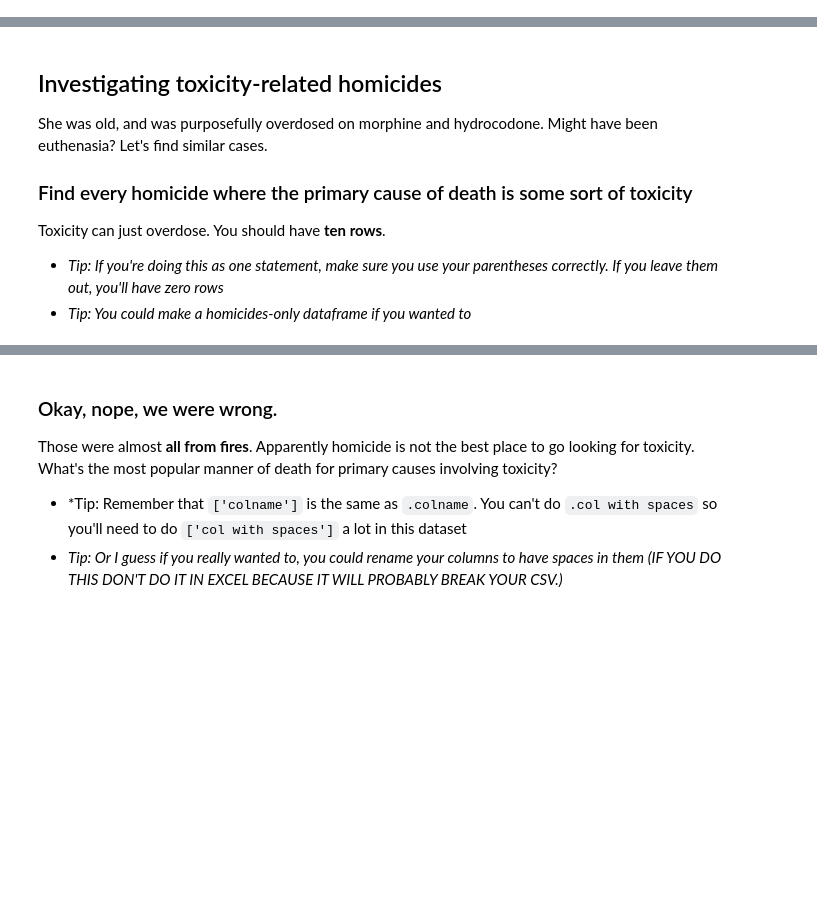
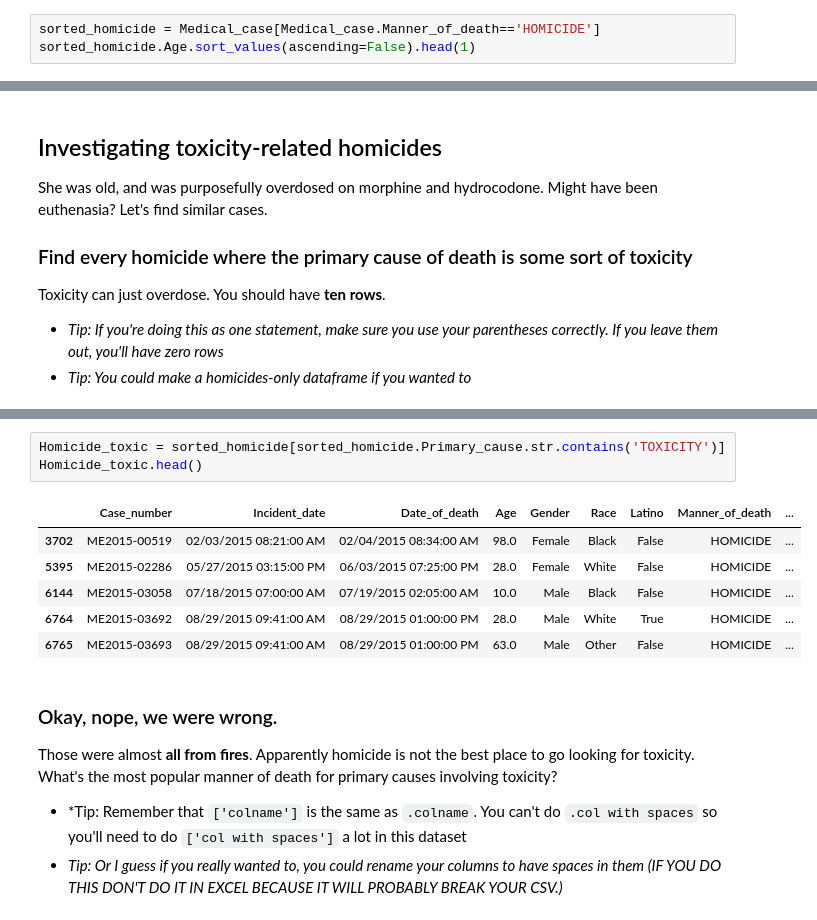
Before and after one commit to kandilysnc/foundations_homework, a Jupyter notebook: 07-homework/medical-examiner/Medical Examiner.ipynb, the cells around one changed output, grey strips where cells are left out. Cells and saved outputs as stored; diff of their text form; blank space fills up the shorter version.

```diff
--- a/07-homework/medical-examiner/Medical Examiner.ipynb
+++ b/07-homework/medical-examiner/Medical Examiner.ipynb
@@ -457,3 +457,6 @@ Name: Manner_of_death, dtype: int64
 ### Who is the oldest homicide victim?
 
 It looks like homicide is for young people, so maybe we'll find an interesting outlier?
+# %%
+sorted_homicide = Medical_case[Medical_case.Manner_of_death=='HOMICIDE']
+sorted_homicide.Age.sort_values(ascending=False).head(1)
@@ -471,3 +519,13 @@ Toxicity can just overdose. You should have **ten rows**.
+# %%
+Homicide_toxic = sorted_homicide[sorted_homicide.Primary_cause.str.contains('TOXICITY')]
+Homicide_toxic.head()
+# %% [output]
+|  | Case_number | Incident_date | Date_of_death | Age | Gender | Race | Latino | Manner_of_death | ... |
+| 3702 | ME2015-00519 | 02/03/2015 08:21:00 AM | 02/04/2015 08:34:00 AM | 98.0 | Female | Black | False | HOMICIDE | ... |
+| 5395 | ME2015-02286 | 05/27/2015 03:15:00 PM | 06/03/2015 07:25:00 PM | 28.0 | Female | White | False | HOMICIDE | ... |
+| 6144 | ME2015-03058 | 07/18/2015 07:00:00 AM | 07/19/2015 02:05:00 AM | 10.0 | Male | Black | False | HOMICIDE | ... |
+| 6764 | ME2015-03692 | 08/29/2015 09:41:00 AM | 08/29/2015 01:00:00 PM | 28.0 | Male | White | True | HOMICIDE | ... |
+| 6765 | ME2015-03693 | 08/29/2015 09:41:00 AM | 08/29/2015 01:00:00 PM | 63.0 | Male | Other | False | HOMICIDE | ... |
 # %% [markdown]
 ### Okay, nope, we were wrong.
 
```
Also changed, not shown: parts of 8 cells of this notebook, 1 other file.
